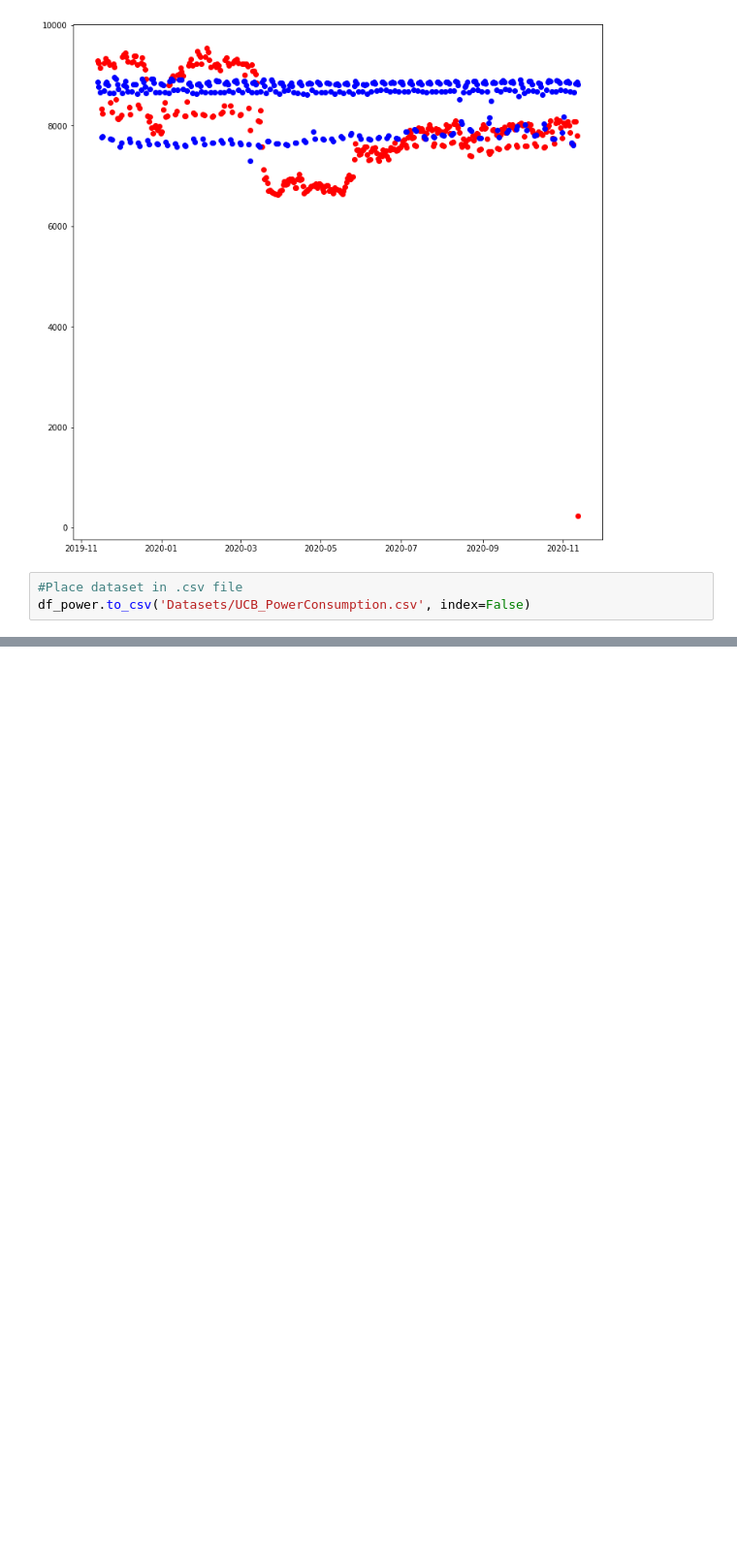
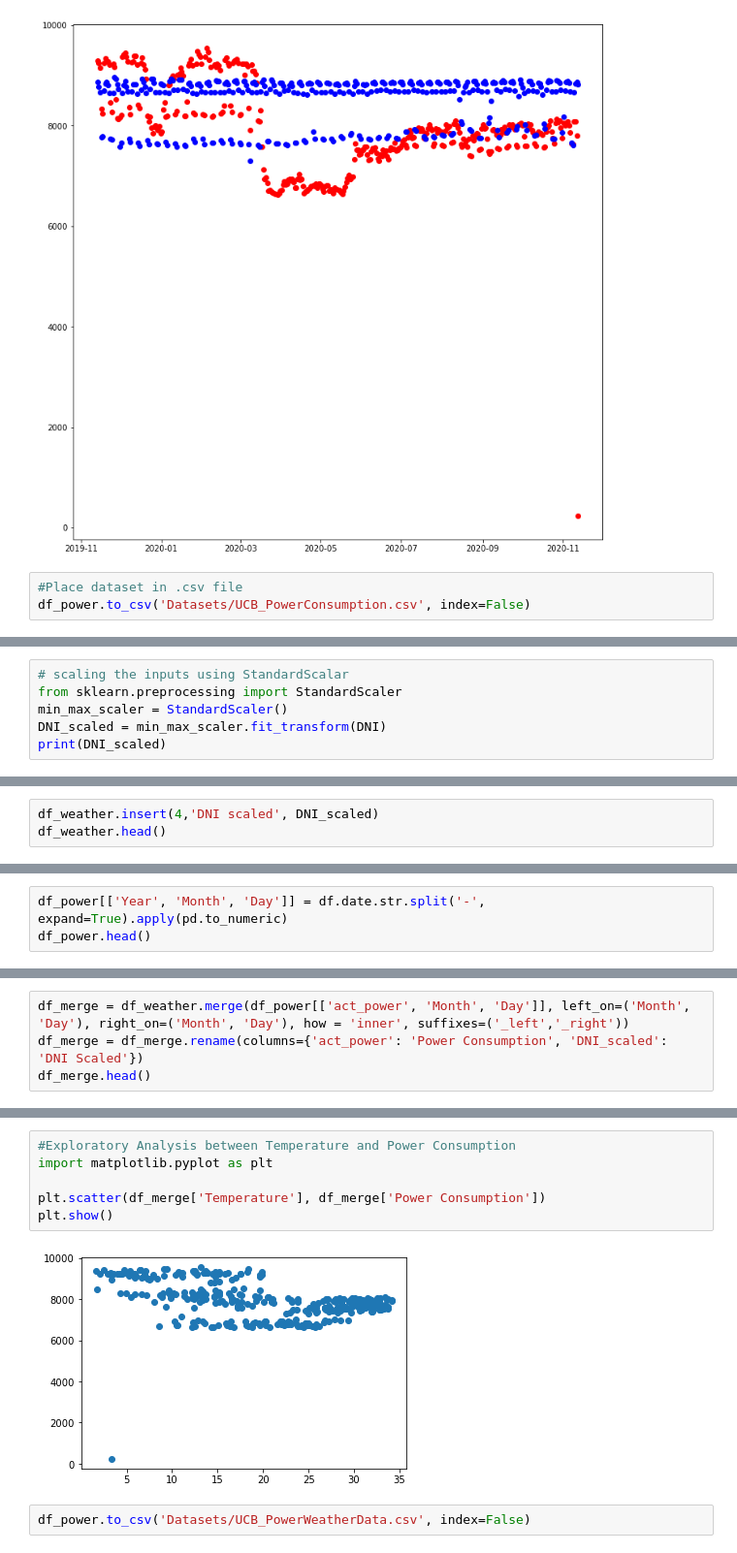
Before and after one commit to A-Wadhwani/ME597-Project, a Jupyter notebook: UCB_data_cleaning.ipynb, the cells around one changed output, grey strips where cells are left out. Shown at 97% size. Saved outputs shown, nothing was run; the diff lists cells and outputs as text; blank space fills up the shorter version.

Commit message:
Cleaned and Merged Weather Data for UCB

```diff
--- a/UCB_data_cleaning.ipynb
+++ b/UCB_data_cleaning.ipynb
@@ -112,0 +192,6 @@ df_power.to_csv('Datasets/UCB_PowerConsumption.csv', index=False)
+# %%
+# scaling the inputs using StandardScalar
+from sklearn.preprocessing import StandardScaler
+min_max_scaler = StandardScaler()
+DNI_scaled = min_max_scaler.fit_transform(DNI)
+print(DNI_scaled)
@@ -112,0 +216,3 @@ df_power.to_csv('Datasets/UCB_PowerConsumption.csv', index=False)
+# %%
+df_weather.insert(4,'DNI scaled', DNI_scaled)
+df_weather.head()
@@ -112,0 +239,3 @@ df_power.to_csv('Datasets/UCB_PowerConsumption.csv', index=False)
+# %%
+df_power[['Year', 'Month', 'Day']] = df.date.str.split('-', expand=True).apply(pd.to_numeric)
+df_power.head()
@@ -112,0 +249,4 @@ df_power.to_csv('Datasets/UCB_PowerConsumption.csv', index=False)
+# %%
+df_merge = df_weather.merge(df_power[['act_power', 'Month', 'Day']], left_on=('Month', 'Day'), right_on=('Month', 'Day'), how = 'inner', suffixes=('_left','_right'))
+df_merge = df_merge.rename(columns={'act_power': 'Power Consumption', 'DNI_scaled': 'DNI Scaled'})
+df_merge.head()
@@ -112,0 +260,10 @@ df_power.to_csv('Datasets/UCB_PowerConsumption.csv', index=False)
+# %%
+#Exploratory Analysis between Temperature and Power Consumption
+import matplotlib.pyplot as plt
+
+plt.scatter(df_merge['Temperature'], df_merge['Power Consumption'])
+plt.show()
+# %% [output]
+[figure, added]
+# %%
+df_power.to_csv('Datasets/UCB_PowerWeatherData.csv', index=False)
```
Also changed, not shown: parts of 12 cells of this notebook, 2 other files.
